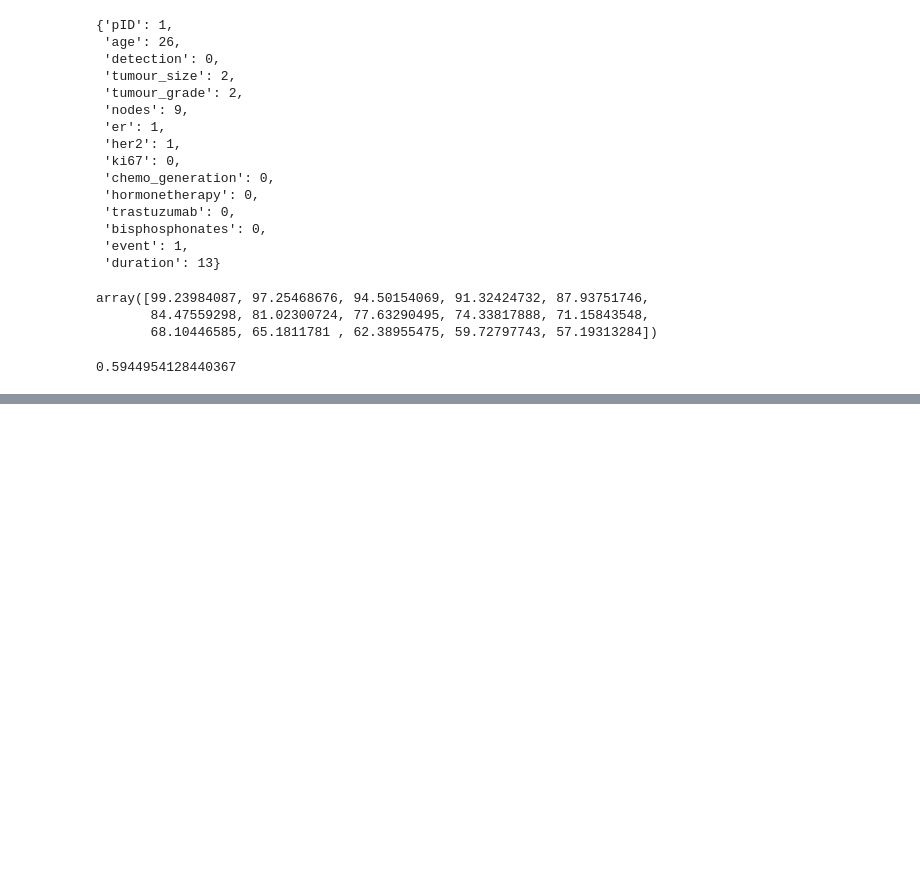
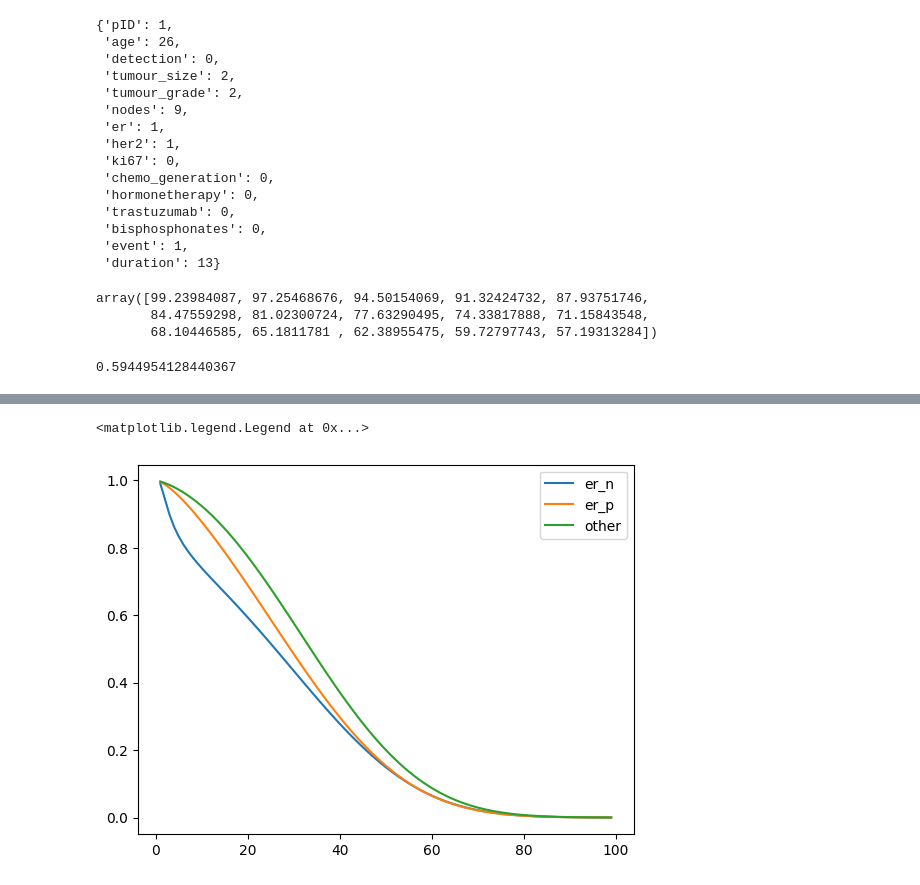
Before and after one commit to TakedaKatsuji/predict, a Jupyter notebook: dev.ipynb, the cells around one changed output, grey strips where cells are left out. Drawn from its saved outputs; the diff is of its cells as text; code cells hidden in the pictures; blank space fills up the shorter version.

```diff
--- a/dev.ipynb
+++ b/dev.ipynb
@@ -118,0 +160,9 @@ concordance_score(input_data)
+# %%
+t = np.array(range(1,100))
+plt.plot(t,get_surv_er_n(t)*get_surv_wo_age(t), label='er_n')
+plt.plot(t,get_surv_er_p(t)*get_surv_wo_age(t), label='er_p')
+plt.plot(t,get_surv_wo_age(t),label='other')
+plt.legend()
+# %% [output]
+<matplotlib.legend.Legend at 0x...>
+[figure, added]
```
Also changed, not shown: parts of 9 cells of this notebook, 1 other file.
